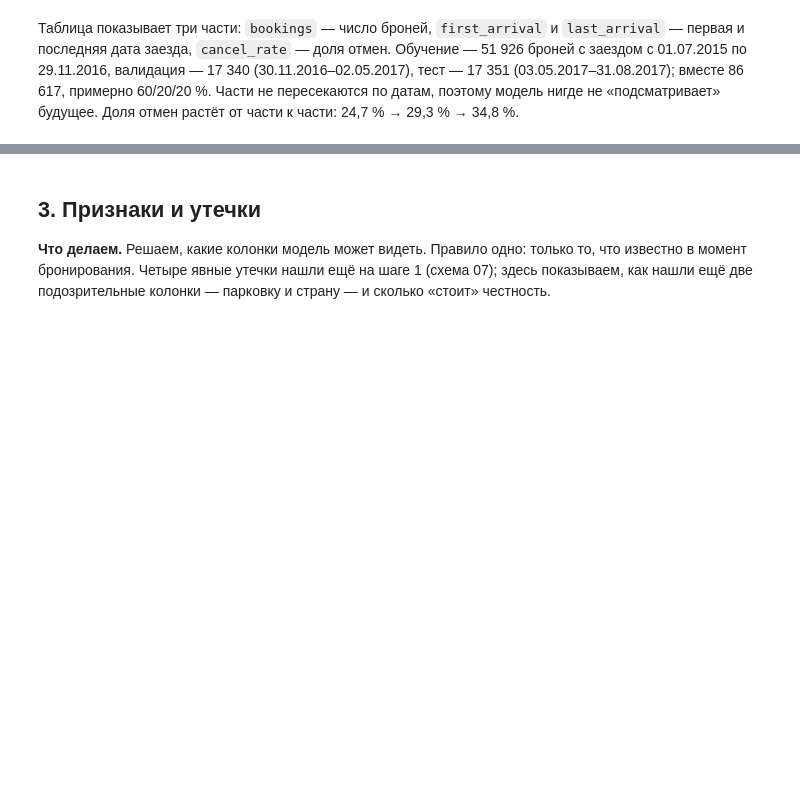
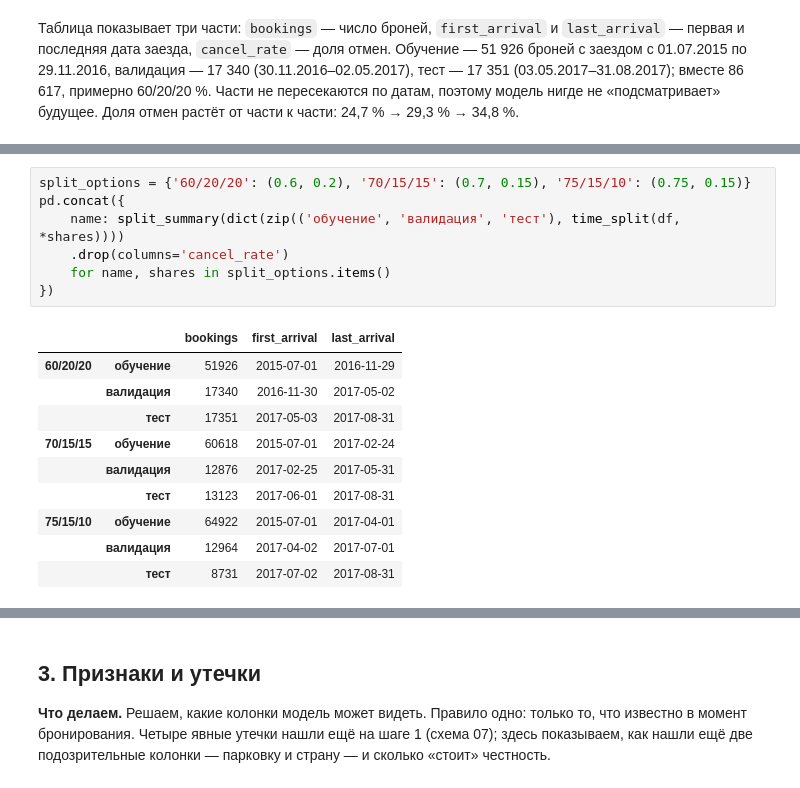
Before and after one commit to obivanio/hotel-cancellations-hse, a Jupyter notebook: notebooks/03_model.ipynb, the cells around one changed output, grey strips where cells are left out. Cells and saved outputs as stored; diff of their text form; blank space fills up the shorter version.

```diff
--- a/notebooks/03_model.ipynb
+++ b/notebooks/03_model.ipynb
@@ -62,0 +67,18 @@ split_summary({'обучение': train, 'валидация': valid, 'тест
+# %%
+split_options = {'60/20/20': (0.6, 0.2), '70/15/15': (0.7, 0.15), '75/15/10': (0.75, 0.15)}
+pd.concat({
+    name: split_summary(dict(zip(('обучение', 'валидация', 'тест'), time_split(df, *shares))))
+    .drop(columns='cancel_rate')
+    for name, shares in split_options.items()
+})
+# %% [output]
+|  |  | bookings | first_arrival | last_arrival |
+| 60/20/20 | обучение | 51926 | 2015-07-01 | 2016-11-29 |
+|  | валидация | 17340 | 2016-11-30 | 2017-05-02 |
+|  | тест | 17351 | 2017-05-03 | 2017-08-31 |
+| 70/15/15 | обучение | 60618 | 2015-07-01 | 2017-02-24 |
+|  | валидация | 12876 | 2017-02-25 | 2017-05-31 |
+|  | тест | 13123 | 2017-06-01 | 2017-08-31 |
+| 75/15/10 | обучение | 64922 | 2015-07-01 | 2017-04-01 |
+|  | валидация | 12964 | 2017-04-02 | 2017-07-01 |
+|  | тест | 8731 | 2017-07-02 | 2017-08-31 |
```
Also changed, not shown: parts of 9 cells of this notebook.
